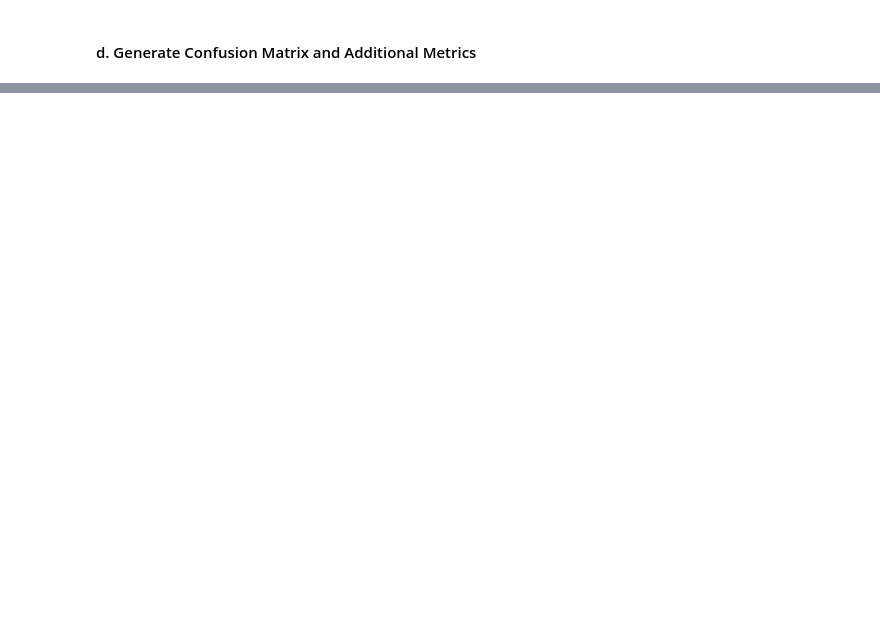
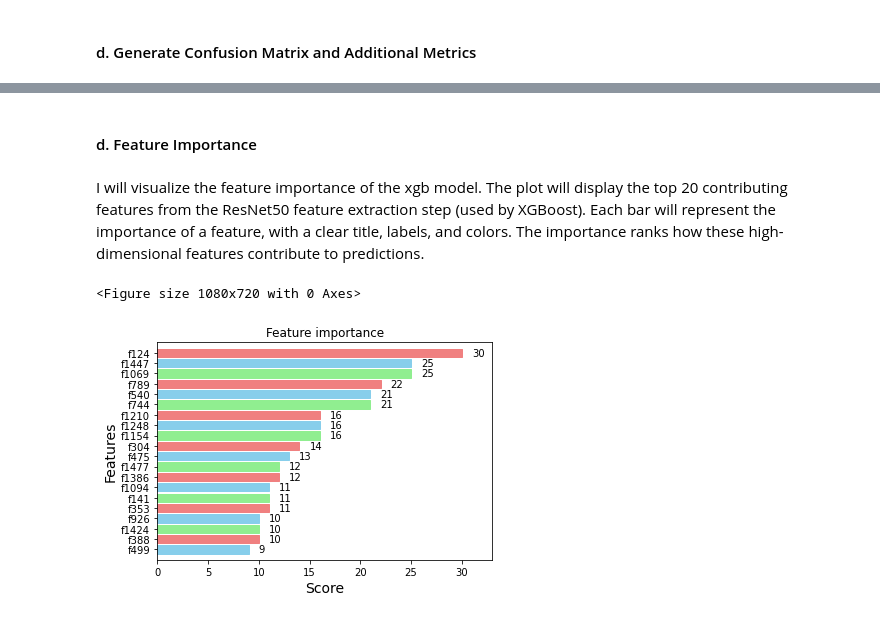
Before and after one commit to taingocbui/Skin-Cancer-Detection-Using-CNN-ResNet50-XGBoost, a Jupyter notebook: project5.ipynb, the cells around one changed output, grey strips where cells are left out. Cells and saved outputs as stored; diff of their text form; code cells hidden in the pictures; blank space fills up the shorter version.

Commit message:
update notebook with ResNet50 and XGBoost

```diff
--- a/project5.ipynb
+++ b/project5.ipynb
@@ -324,0 +569,11 @@ support: 660
+# %%
+# A gradient boosting decision tree algorithm for binary classification problem with logistic loss.
+xgb_model = xgb.XGBClassifier(objective='binary:logistic',
+#                               Builds 100 trees in the ensemble.
+                              n_estimators=100,
+#                               Controls the contribution of each tree to the final prediction
+                              learning_rate=0.1,
+                              max_depth=5, random_state=42)
+xgb_model.fit(X_train, y_train)
+# Predict labels for the test set
+y_pred = xgb_model.predict(X_test)
@@ -324,0 +611,32 @@ support: 660
+# %% [markdown]
+#### d. Feature Importance
+# %% [markdown]
+I will visualize the feature importance of the xgb model. The plot will display the top 20 contributing features from the ResNet50 feature extraction step (used by XGBoost). Each bar will represent the importance of a feature, with a clear title, labels, and colors. The importance ranks how these high-dimensional features contribute to predictions.
+# %%
+# Visualize Feature Importance - Ranks features based on their usage in splits across trees
+plt.figure(figsize=(15, 10))
+ax = xgb.plot_importance(xgb_model, importance_type='weight',
+                         max_num_features=20,  # Adjust the number of features to display
+                         color='skyblue',
+                         height=0.8)
+
+# Customize the plot to make it colorful
+# ax.set_title('Feature Importance (XGBoost)', fontsize=16)
+ax.set_xlabel('Score', fontsize=14)
+ax.set_ylabel('Features', fontsize=14)
+ax.grid(False)
+
+
+# Add a color theme
+for i, bar in enumerate(ax.patches):
+    if i % 3 == 0:
+        bar.set_color('skyblue')
+    elif i % 3 == 1:
+        bar.set_color('lightcoral')
+    else:
+        bar.set_color('lightgreen')
+
+plt.show();
+# %% [output]
+<Figure size 1080x720 with 0 Axes>
+[figure, added]
```
Also changed, not shown: parts of 32 cells of this notebook, 2 other files.
